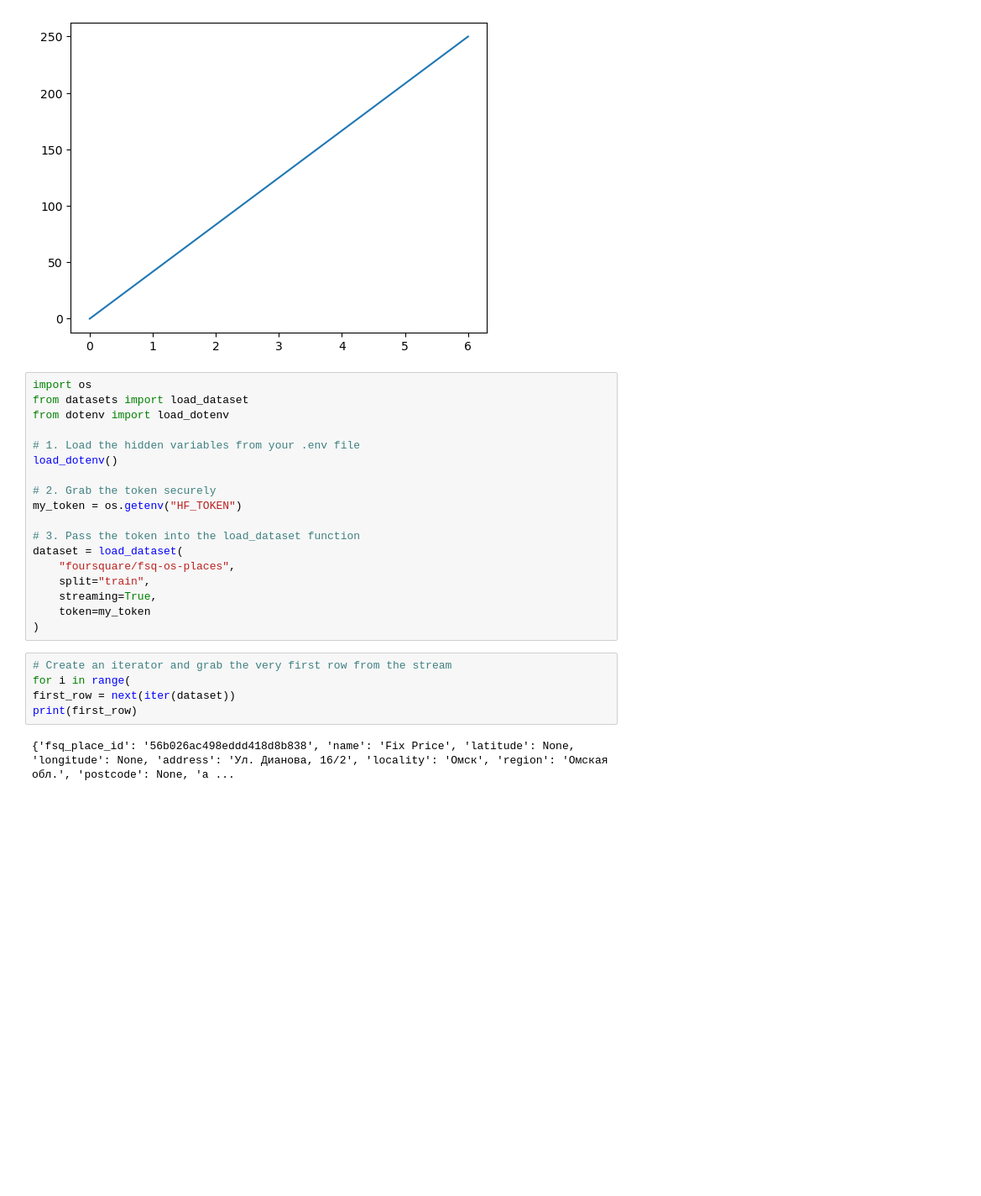
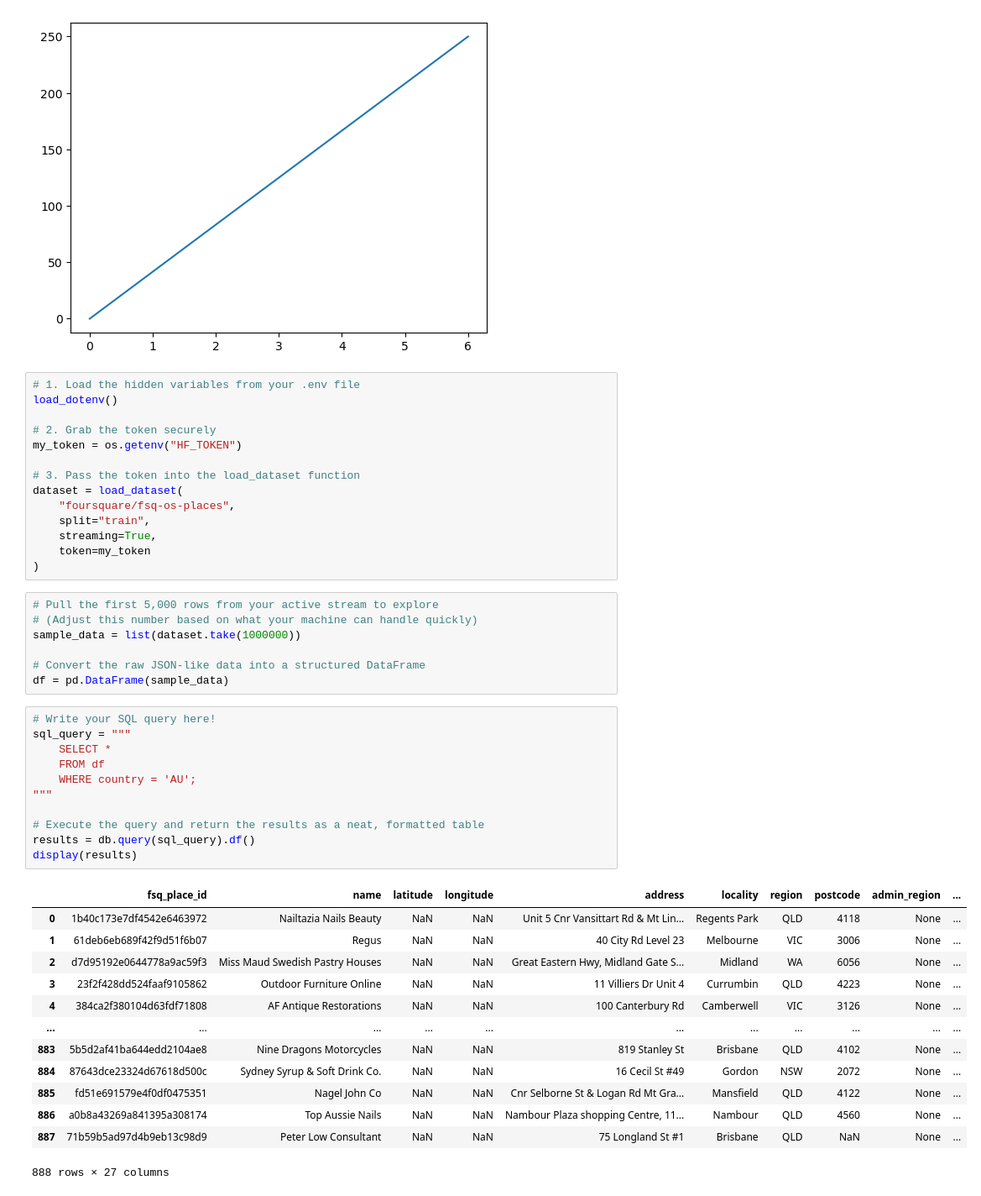
Before and after one commit to aleksej-stevanovic/data-hackathon, a Jupyter notebook: main.ipynb, the cells around one changed output. Shown at 84% size. Saved outputs shown, nothing was run; the diff lists cells and outputs as text; blank space fills up the shorter version.

```diff
--- a/main.ipynb
+++ b/main.ipynb
@@ -14,10 +17,6 @@ plt.show()
 # %% [output]
 [figure]
 # %%
-import os
-from datasets import load_dataset
-from dotenv import load_dotenv
-
 # 1. Load the hidden variables from your .env file
 load_dotenv()
 
@@ -32,9 +31,34 @@ dataset = load_dataset(
     token=my_token
 )
 # %%
-# Create an iterator and grab the very first row from the stream
-for i in range(
-first_row = next(iter(dataset))
-print(first_row)
+# Pull the first 5,000 rows from your active stream to explore
+# (Adjust this number based on what your machine can handle quickly)
+sample_data = list(dataset.take(1000000))
+
+# Convert the raw JSON-like data into a structured DataFrame
+df = pd.DataFrame(sample_data)
-# %% [output]
-{'fsq_place_id': '56b026ac498eddd418d8b838', 'name': 'Fix Price', 'latitude': None, 'longitude': None, 'address': 'Ул. Дианова, 16/2', 'locality': 'Омск', 'region': 'Омская обл.', 'postcode': None, 'a ...
+# %%
+# Write your SQL query here!
+sql_query = """
+    SELECT *
+    FROM df
+    WHERE country = 'AU';
+"""
+
+# Execute the query and return the results as a neat, formatted table
+results = db.query(sql_query).df()
+display(results)
+# %% [output]
+|  | fsq_place_id | name | latitude | longitude | address | locality | region | postcode | admin_region | ... |
+| 0 | 1b40c173e7df4542e6463972 | Nailtazia Nails Beauty | NaN | NaN | Unit 5 Cnr Vansittart Rd & Mt Lin... | Regents Park | QLD | 4118 | None | ... |
+| 1 | 61deb6eb689f42f9d51f6b07 | Regus | NaN | NaN | 40 City Rd Level 23 | Melbourne | VIC | 3006 | None | ... |
+| 2 | d7d95192e0644778a9ac59f3 | Miss Maud Swedish Pastry Houses | NaN | NaN | Great Eastern Hwy, Midland Gate S... | Midland | WA | 6056 | None | ... |
+| 3 | 23f2f428dd524faaf9105862 | Outdoor Furniture Online | NaN | NaN | 11 Villiers Dr Unit 4 | Currumbin | QLD | 4223 | None | ... |
+| 4 | 384ca2f380104d63fdf71808 | AF Antique Restorations | NaN | NaN | 100 Canterbury Rd | Camberwell | VIC | 3126 | None | ... |
+| ... | ... | ... | ... | ... | ... | ... | ... | ... | ... | ... |
+| 883 | 5b5d2af41ba644edd2104ae8 | Nine Dragons Motorcycles | NaN | NaN | 819 Stanley St | Brisbane | QLD | 4102 | None | ... |
+| 884 | 87643dce23324d67618d500c | Sydney Syrup & Soft Drink Co. | NaN | NaN | 16 Cecil St #49 | Gordon | NSW | 2072 | None | ... |
+| 885 | fd51e691579e4f0df0475351 | Nagel John Co | NaN | NaN | Cnr Selborne St & Logan Rd Mt Gra... | Mansfield | QLD | 4122 | None | ... |
+| 886 | a0b8a43269a841395a308174 | Top Aussie Nails | NaN | NaN | Nambour Plaza shopping Centre, 11... | Nambour | QLD | 4560 | None | ... |
+| 887 | 71b59b5ad97d4b9eb13c98d9 | Peter Low Consultant | NaN | NaN | 75 Longland St #1 | Brisbane | QLD | NaN | None | ... |
+888 rows × 27 columns
```
Also changed, not shown: parts of 1 cell of this notebook, 1 other file.
